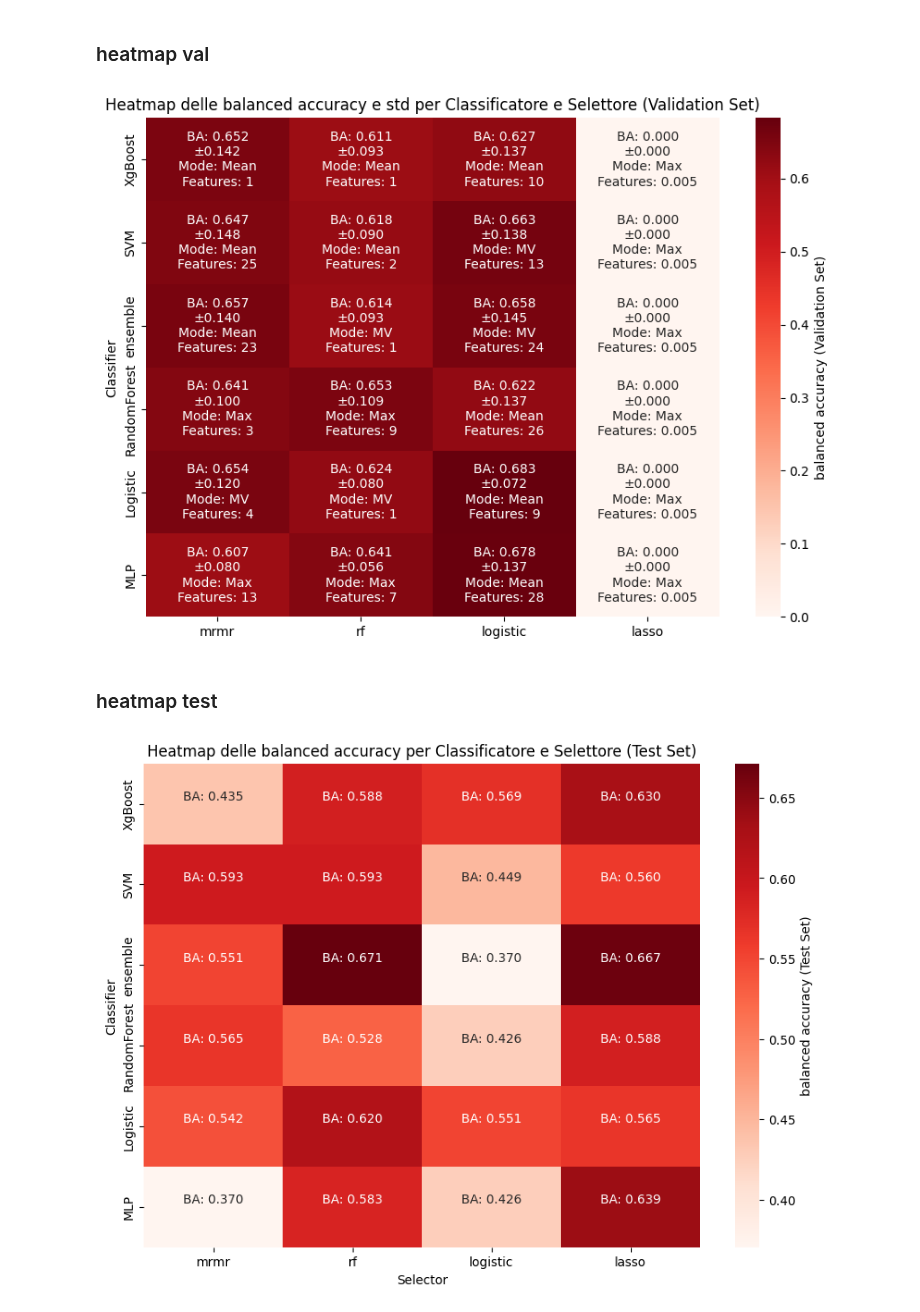
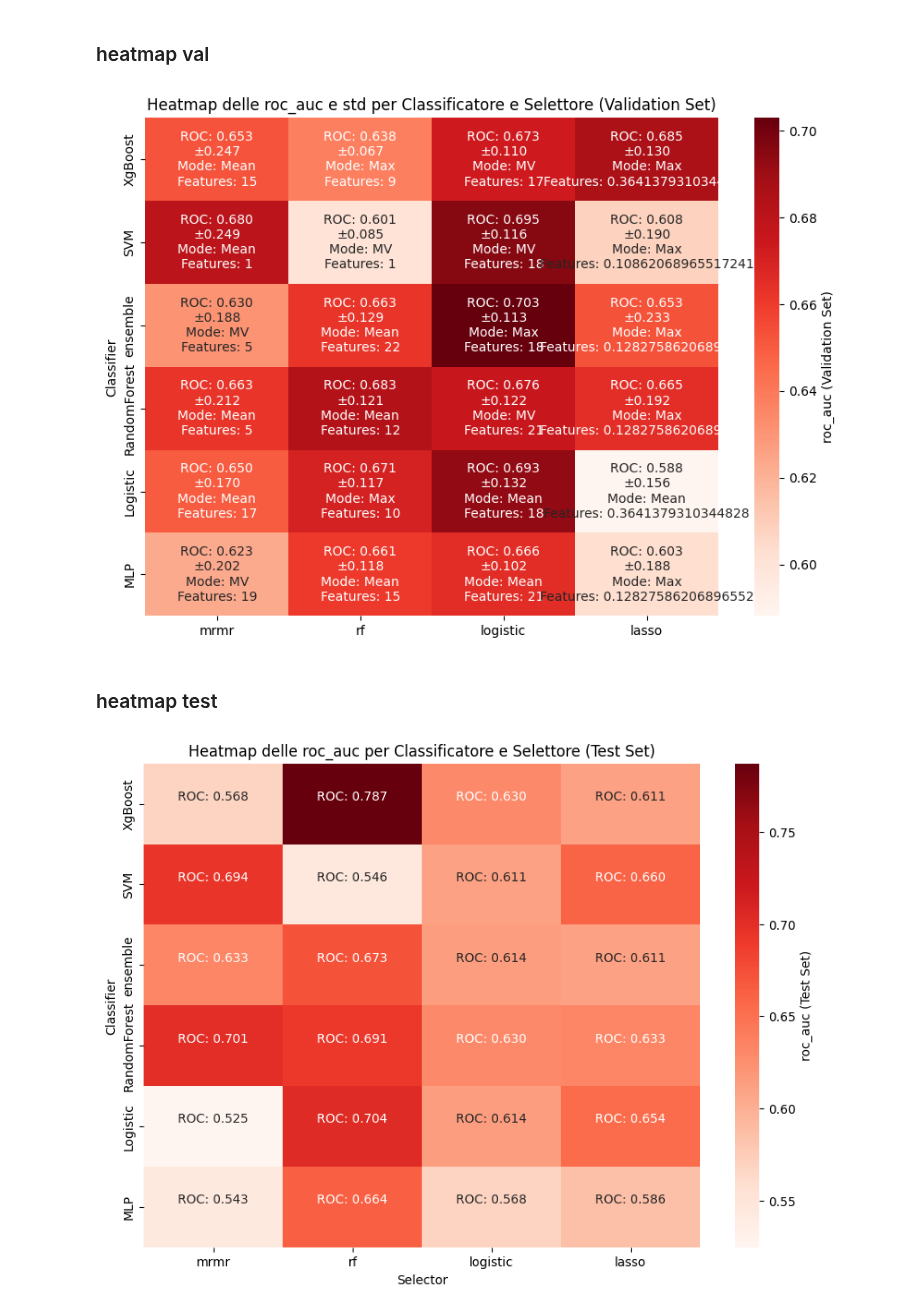
Before and after one commit to alessiamenozzi/TesiBaroniMenozzi, a Jupyter notebook: ClassificatoriFINAL/Classificazione2.5CrossVal.ipynb, the cells around one changed output. Drawn from its saved outputs; the diff is of its cells as text; code cells hidden in the pictures.

```diff
--- a/ClassificatoriFINAL/Classificazione2.5CrossVal.ipynb
+++ b/ClassificatoriFINAL/Classificazione2.5CrossVal.ipynb
@@ -94,7 +94,7 @@ arraytuple = np.load(file_path)
 arraytuple = [(int(t[0]), t[1], t[2]) for t in arraytuple]
 
 # Percorso del file zip
-zip_file_path = "../CSV/EncodersAllSlices/VGG19_ALL_SLICES.zip"
+zip_file_path = "../CSV/EncodersAllSlices/Inception_ALL_SLICES.zip"
 
 # Apri il file zip e leggi il CSV direttamente dalla memoria
 with zipfile.ZipFile(zip_file_path, 'r') as zip_ref:
@@ -779,12 +763,14 @@ alpha_vgg = np.linspace(0.005, 0.5, 30).tolist() ## RANGE PER VGG
 alpha_rad = np.linspace(0.05, 3, 30).tolist() ## range per radiomica
 
 
-alpha_values=alpha_vgg
+alpha_values=alpha_res_inc
 
 
 classifiers=['RandomForest', 'Logistic', 'XgBoost',  'SVM', 'ensemble', 'MLP']
 selectors=['rf', 'mrmr', 'logistic', 'lasso']
 modes=['Max','Mean','MV']
+
+modes=['Max']
 # %%
 ### correlation 0.8
 starting_features = len(features_train1[0][0])
@@ -1004,10 +977,10 @@ with open('/Users/alessiamenozzi/Desktop/dizionari 2.5/0.9_0.05/0.5 area/incepti
 ### apro
 # %%
 import pickle
-with open("/Users/alessiamenozzi/Desktop/dizionari 2.5/0.9_0.05/0.5 area/resnet/results_val_lasso_RESNET_2.5", 'rb') as file:
+with open("/Users/alessiamenozzi/Desktop/dizionari 2.5/0.9_0.05/0.5 area/inception/results_val_lasso_INCEPTION_2.5", 'rb') as file:
     results_val_lasso = pickle.load(file)
 
-with open("/Users/alessiamenozzi/Desktop/dizionari 2.5/0.9_0.05/0.5 area/resnet/results_val_others_RESNET_2.5", 'rb') as file:
+with open("/Users/alessiamenozzi/Desktop/dizionari 2.5/0.9_0.05/0.5 area/inception/results_val_others_INCEPTION_2.5", 'rb') as file:
     results_val_others = pickle.load(file)
 # %% [markdown]
 ## valutazione migliori
@@ -1501,7 +1476,7 @@ plt.title(f"Heatmap delle {metricanome} e std per Classificatore e Selettore (Va
 plt.ylabel('Classifier')
 plt.show()
 # %% [output]
-[figure, old version]
+[figure, new version]
 # %% [markdown]
 ### heatmap test
 # %%
@@ -1510,34 +1485,34 @@ heatmap_data = pd.DataFrame(index=classifiers, columns=selectors)
 annotations = pd.DataFrame(index=classifiers, columns=selectors)
 
 
-#for result in best_results_class_selector_test: ### per features NON FISSE
-for result in best_results_class_selector_test_featuresfisse: ## per features FISSE
+for result in best_results_class_selector_test: ### per features NON FISSE
+#for result in best_results_class_selector_test_featuresfisse: ## per features FISSE
     classifier = result['classifier']
     selector = result['selector']
 
 
     if classifier is not None and selector is not None:
 
         balaccuracy = result[metricanome]
 
         heatmap_data.loc[classifier, selector] = balaccuracy
 
         # Inserisci l'annotazione con la balanced accuracy, la deviazione standard, il mode e il numero di features
         annotations.loc[classifier, selector] = (
             f"{labell}: {balaccuracy:.3f}\n"
 
         )
 
 # Riempi i valori NaN con 0 (se necessario)
 heatmap_data = heatmap_data.astype(float).fillna(0)
 
 
 # Crea la heatmap con Balanced Accuracy e annotazioni personalizzate
 plt.figure(figsize=(10, 7))
 sns.heatmap(heatmap_data, annot=annotations, fmt="", cmap="Reds", cbar_kws={'label': f'{metricanome} (Test Set)'})
 plt.title(f"Heatmap delle {metricanome} per Classificatore e Selettore (Test Set)")
 plt.ylabel('Classifier')
 plt.xlabel('Selector')
 plt.show()
 # %% [output]
-[figure, old version]
+[figure, new version]
```
Also changed, not shown: parts of 11 cells of this notebook, 7 other files.
